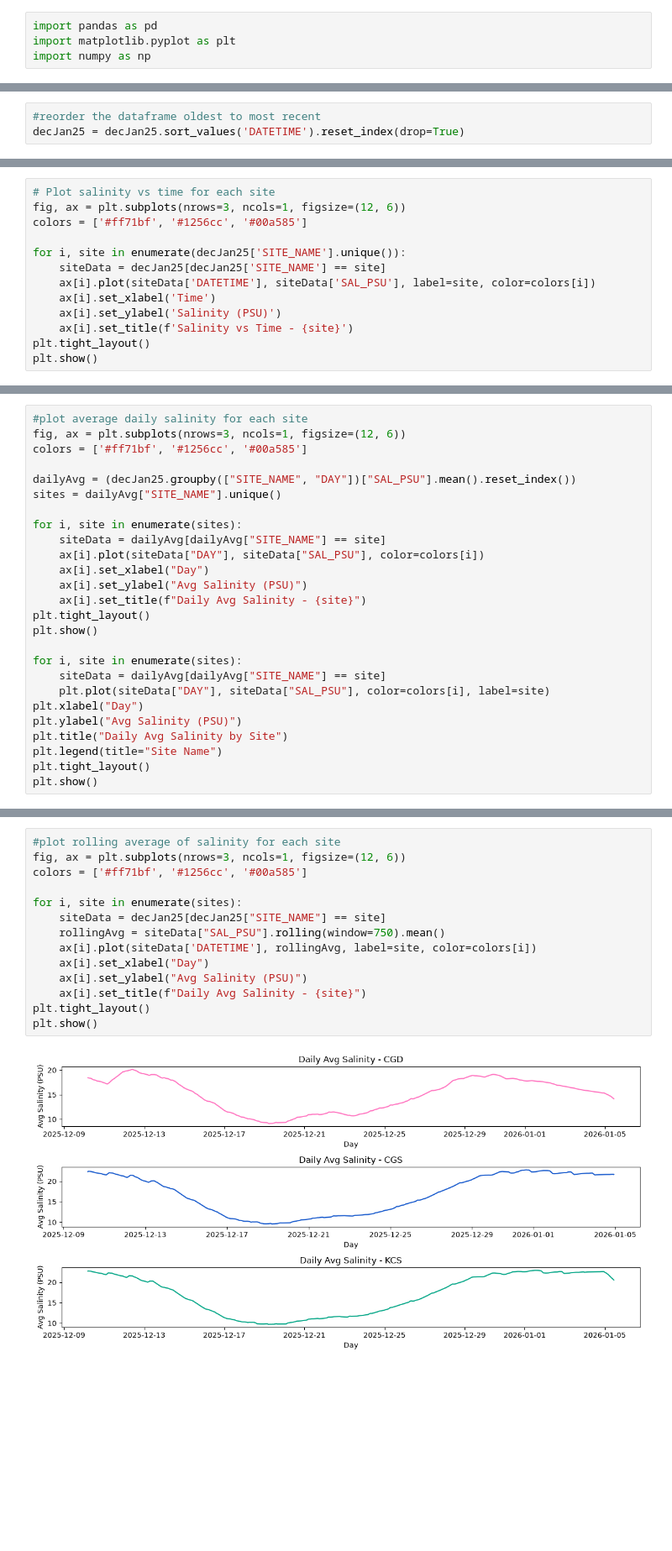
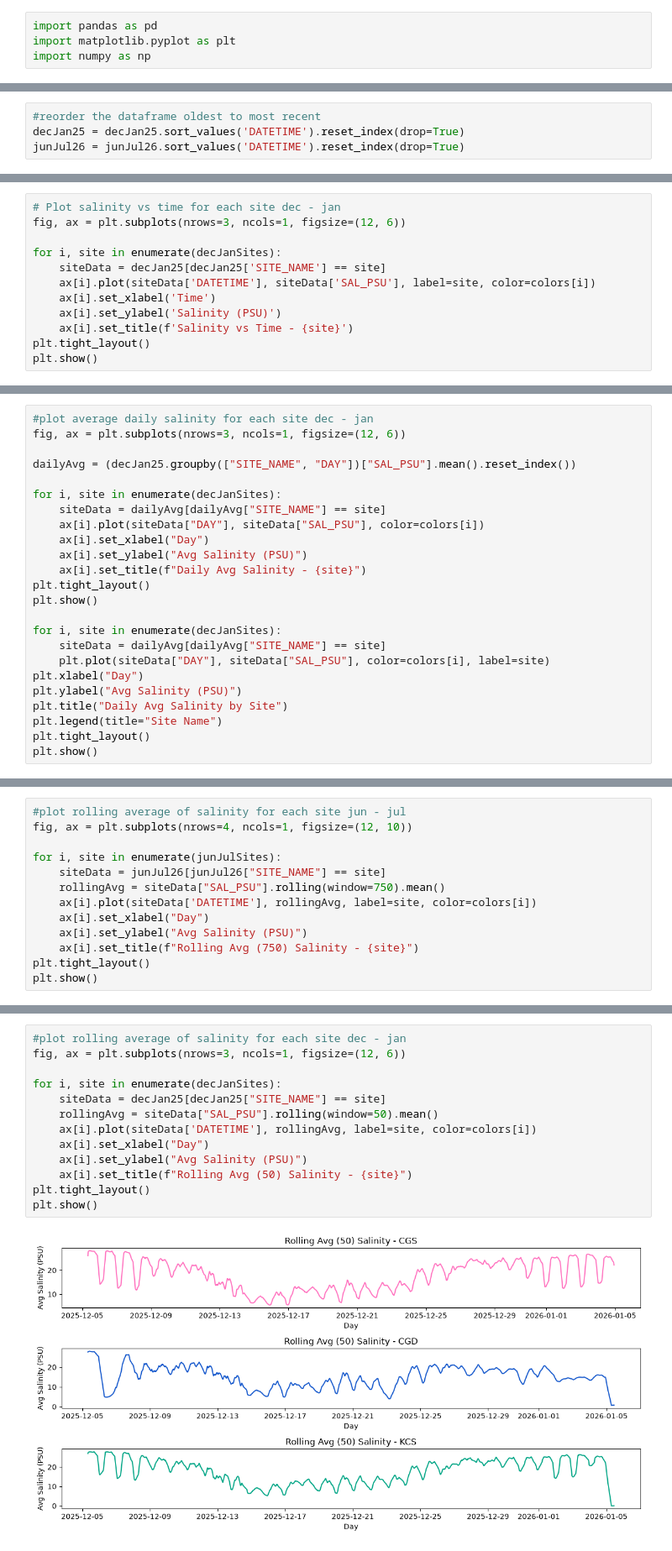
Before and after one commit to rippetl/atmospheric-rivers-skagit-bay, a Jupyter notebook: swinomish_sensor_data_viz.ipynb, the cells around one changed output, grey strips where cells are left out. Shown at 84% size. Saved outputs shown, nothing was run; the diff lists cells and outputs as text; blank space fills up the shorter version.

Commit message:
Added jun - jul data and fixed some labeling issues

```diff
--- a/swinomish_sensor_data_viz.ipynb
+++ b/swinomish_sensor_data_viz.ipynb
@@ -18,3 +33,4 @@ decJan25['DATETIME'] = pd.to_datetime(decJan25['YEAR'].astype(str) + '-' + decJa
 # %%
 #reorder the dataframe oldest to most recent
 decJan25 = decJan25.sort_values('DATETIME').reset_index(drop=True)
+junJul26 = junJul26.sort_values('DATETIME').reset_index(drop=True)
@@ -21,9 +51,8 @@ decJan25 = decJan25.sort_values('DATETIME').reset_index(drop=True)
 # %%
-# Plot salinity vs time for each site
+# Plot salinity vs time for each site dec - jan
 fig, ax = plt.subplots(nrows=3, ncols=1, figsize=(12, 6))
-colors = ['#ff71bf', '#1256cc', '#00a585']
 
-for i, site in enumerate(decJan25['SITE_NAME'].unique()):
+for i, site in enumerate(decJanSites):
     siteData = decJan25[decJan25['SITE_NAME'] == site]
     ax[i].plot(siteData['DATETIME'], siteData['SAL_PSU'], label=site, color=colors[i])
     ax[i].set_xlabel('Time')
@@ -36,12 +91,10 @@ plt.show()
 # %%
-#plot average daily salinity for each site
+#plot average daily salinity for each site dec - jan
 fig, ax = plt.subplots(nrows=3, ncols=1, figsize=(12, 6))
-colors = ['#ff71bf', '#1256cc', '#00a585']
 
 dailyAvg = (decJan25.groupby(["SITE_NAME", "DAY"])["SAL_PSU"].mean().reset_index())
-sites = dailyAvg["SITE_NAME"].unique()
 
-for i, site in enumerate(sites):
+for i, site in enumerate(decJanSites):
     siteData = dailyAvg[dailyAvg["SITE_NAME"] == site]
     ax[i].plot(siteData["DAY"], siteData["SAL_PSU"], color=colors[i])
     ax[i].set_xlabel("Day")
@@ -50,7 +103,7 @@ for i, site in enumerate(sites):
 plt.tight_layout()
 plt.show()
 
-for i, site in enumerate(sites):
+for i, site in enumerate(decJanSites):
     siteData = dailyAvg[dailyAvg["SITE_NAME"] == site]
     plt.plot(siteData["DAY"], siteData["SAL_PSU"], color=colors[i], label=site)
 plt.xlabel("Day")
@@ -64,0 +118,13 @@ plt.show()
+# %%
+#plot rolling average of salinity for each site jun - jul
+fig, ax = plt.subplots(nrows=4, ncols=1, figsize=(12, 10))
+
+for i, site in enumerate(junJulSites):
+    siteData = junJul26[junJul26["SITE_NAME"] == site]
+    rollingAvg = siteData["SAL_PSU"].rolling(window=750).mean()
+    ax[i].plot(siteData['DATETIME'], rollingAvg, label=site, color=colors[i])
+    ax[i].set_xlabel("Day")
+    ax[i].set_ylabel("Avg Salinity (PSU)")
+    ax[i].set_title(f"Rolling Avg (750) Salinity - {site}")
+plt.tight_layout()
+plt.show()
@@ -65,16 +133,15 @@ plt.show()
 # %%
-#plot rolling average of salinity for each site
+#plot rolling average of salinity for each site dec - jan
 fig, ax = plt.subplots(nrows=3, ncols=1, figsize=(12, 6))
-colors = ['#ff71bf', '#1256cc', '#00a585']
 
-for i, site in enumerate(sites):
+for i, site in enumerate(decJanSites):
     siteData = decJan25[decJan25["SITE_NAME"] == site]
-    rollingAvg = siteData["SAL_PSU"].rolling(window=750).mean()
+    rollingAvg = siteData["SAL_PSU"].rolling(window=50).mean()
     ax[i].plot(siteData['DATETIME'], rollingAvg, label=site, color=colors[i])
     ax[i].set_xlabel("Day")
     ax[i].set_ylabel("Avg Salinity (PSU)")
-    ax[i].set_title(f"Daily Avg Salinity - {site}")
+    ax[i].set_title(f"Rolling Avg (50) Salinity - {site}")
 plt.tight_layout()
 plt.show()
 # %% [output]
-[figure, old version]
+[figure, new version]
```
Also changed, not shown: parts of 10 cells of this notebook.
